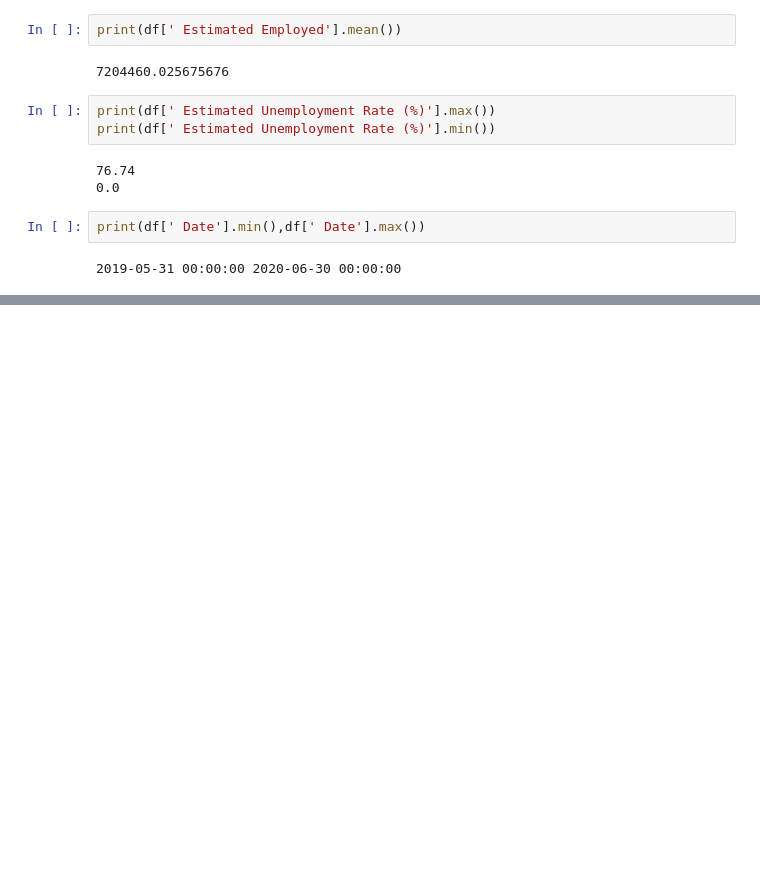
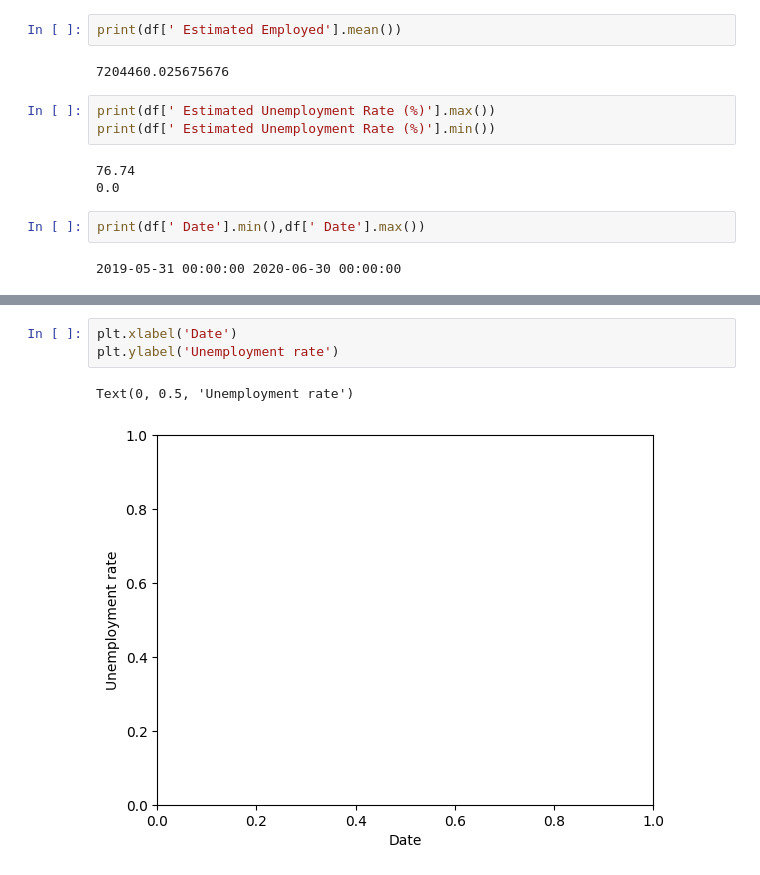
Before and after one commit to codebyanshu/Code_alpha_Unemployment_analysis, a Jupyter notebook: Unemployment_analysis.ipynb, the cells around one changed output, grey strips where cells are left out. Cells and saved outputs as stored; diff of their text form; blank space fills up the shorter version.

```diff
--- a/Unemployment_analysis.ipynb
+++ b/Unemployment_analysis.ipynb
@@ -127,0 +143,6 @@ yearly_avg = df.groupby()
+# %%
+plt.xlabel('Date')
+plt.ylabel('Unemployment rate')
+# %% [output]
+Text(0, 0.5, 'Unemployment rate')
+[figure, added]
```
Also changed, not shown: parts of 11 cells of this notebook.
